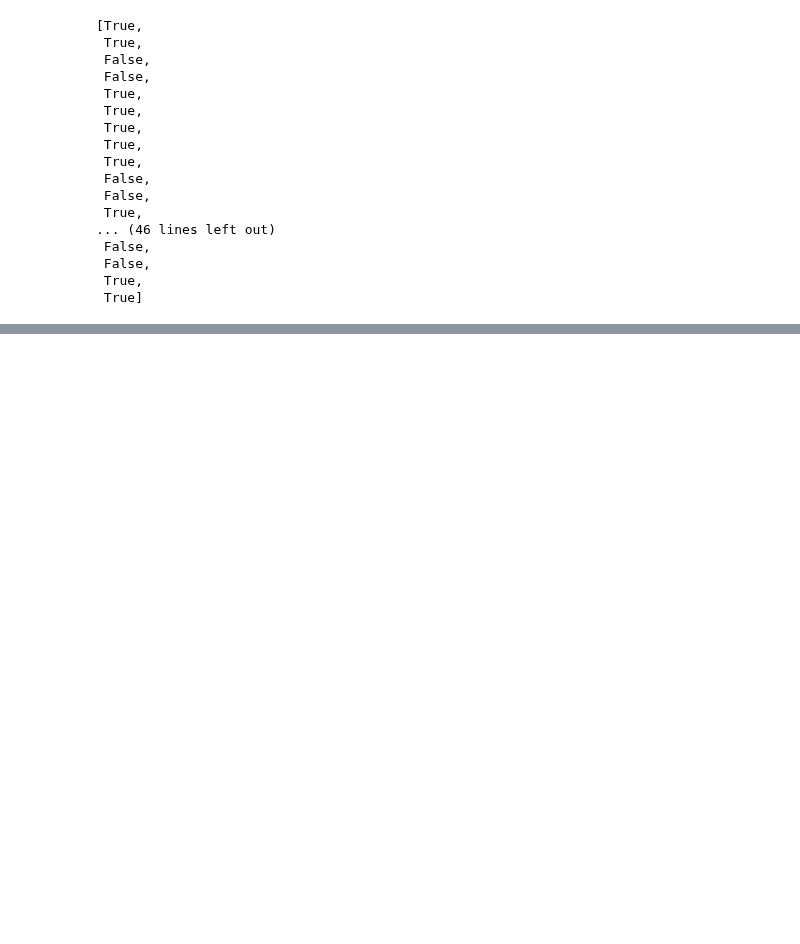
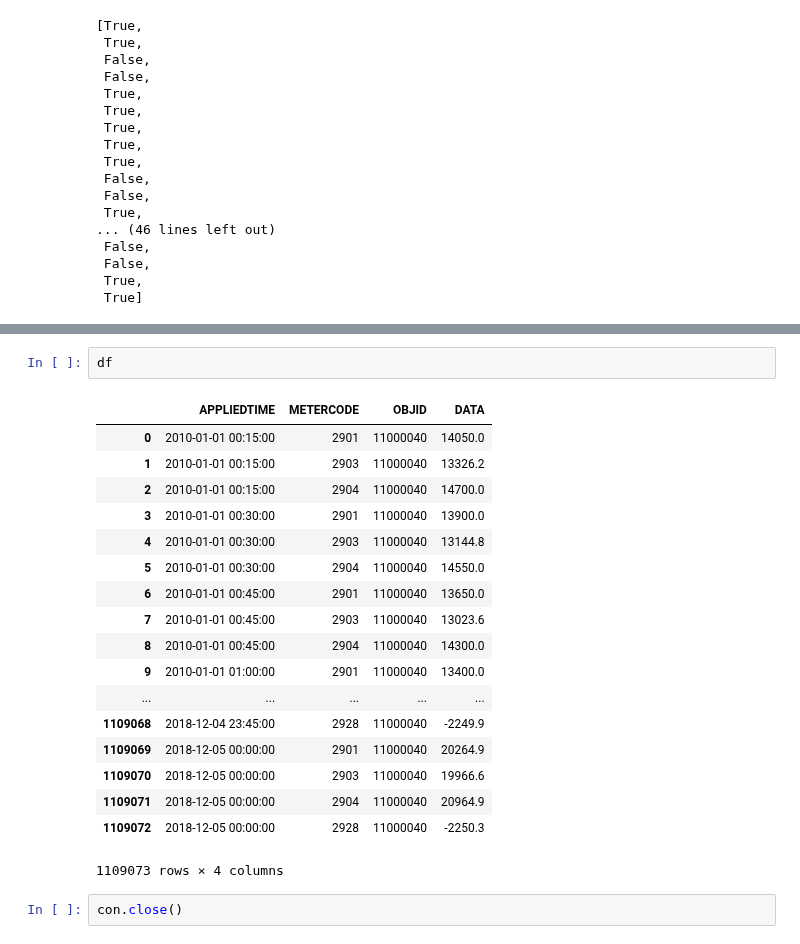
Before and after one commit to biljiang/pyprojects, a Jupyter notebook: metro_cq/psg_datawrangling.ipynb, the cells around one changed output, grey strips where cells are left out. Cells and saved outputs as stored; diff of their text form; blank space fills up the shorter version.

```diff
--- a/metro_cq/psg_datawrangling.ipynb
+++ b/metro_cq/psg_datawrangling.ipynb
@@ -248,0 +269,23 @@ DatetimeIndex(['2016-12-01 08:00:00+08:00', '2016-12-01 08:30:00+08:00',
+# %%
+df
+# %% [output]
+|  | APPLIEDTIME | METERCODE | OBJID | DATA |
+| 0 | 2010-01-01 00:15:00 | 2901 | 11000040 | 14050.0 |
+| 1 | 2010-01-01 00:15:00 | 2903 | 11000040 | 13326.2 |
+| 2 | 2010-01-01 00:15:00 | 2904 | 11000040 | 14700.0 |
+| 3 | 2010-01-01 00:30:00 | 2901 | 11000040 | 13900.0 |
+| 4 | 2010-01-01 00:30:00 | 2903 | 11000040 | 13144.8 |
+| 5 | 2010-01-01 00:30:00 | 2904 | 11000040 | 14550.0 |
+| 6 | 2010-01-01 00:45:00 | 2901 | 11000040 | 13650.0 |
+| 7 | 2010-01-01 00:45:00 | 2903 | 11000040 | 13023.6 |
+| 8 | 2010-01-01 00:45:00 | 2904 | 11000040 | 14300.0 |
+| 9 | 2010-01-01 01:00:00 | 2901 | 11000040 | 13400.0 |
+| ... | ... | ... | ... | ... |
+| 1109068 | 2018-12-04 23:45:00 | 2928 | 11000040 | -2249.9 |
+| 1109069 | 2018-12-05 00:00:00 | 2901 | 11000040 | 20264.9 |
+| 1109070 | 2018-12-05 00:00:00 | 2903 | 11000040 | 19966.6 |
+| 1109071 | 2018-12-05 00:00:00 | 2904 | 11000040 | 20964.9 |
+| 1109072 | 2018-12-05 00:00:00 | 2928 | 11000040 | -2250.3 |
+1109073 rows × 4 columns
+# %%
+con.close()
```
Also changed, not shown: parts of 5 cells of this notebook, 7 other files.
